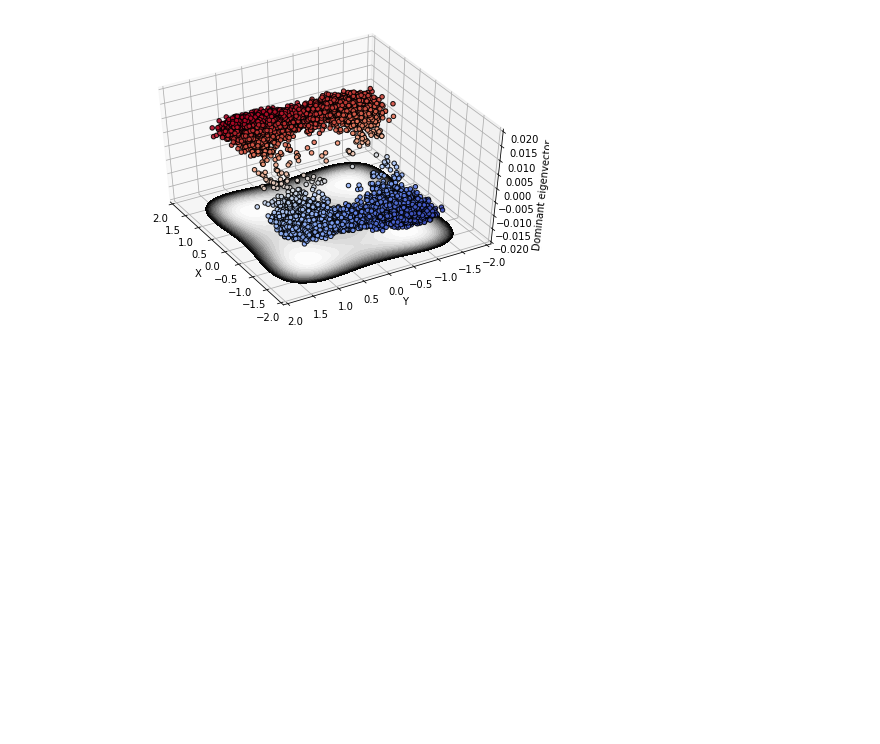
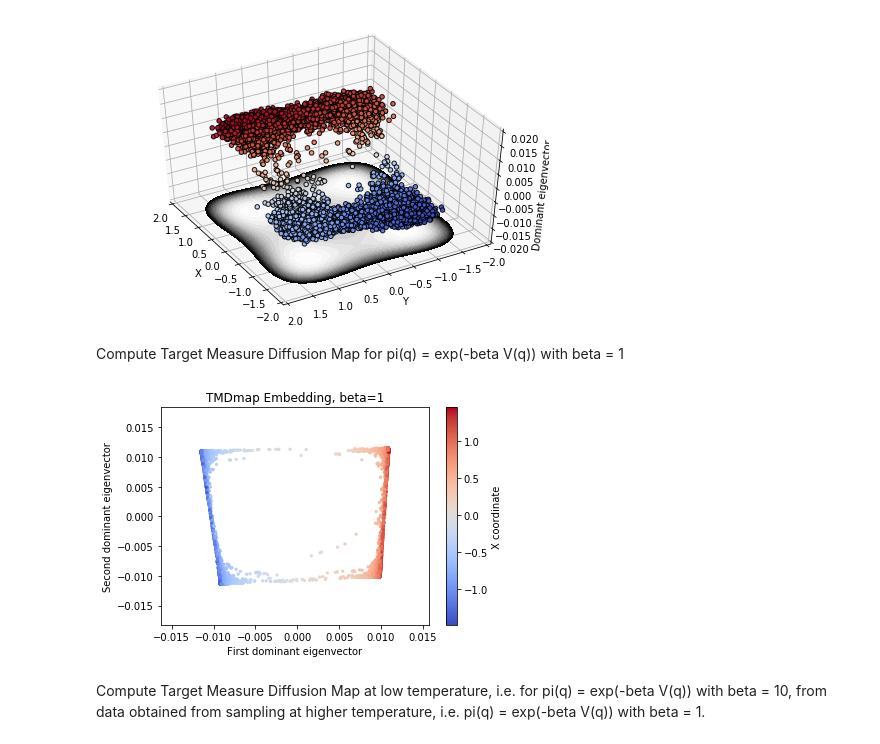
Before and after one commit to DiffusionMapsAcademics/pyDiffMap, a Jupyter notebook: examples/Four-Wells.ipynb, the cells around one changed output. Saved outputs shown, nothing was run; the diff lists cells and outputs as text; code cells hidden in the pictures; blank space fills up the shorter version.

```diff
--- a/examples/Four-Wells.ipynb
+++ b/examples/Four-Wells.ipynb
@@ -84,3 +84,28 @@ ax.set_zlim([-0.02,0.02])
 plt.show()
 # %% [output]
 [figure]
+# %% [markdown]
+Compute Target Measure Diffusion Map for pi(q) = exp(-beta V(q)) with beta = 1
+# %%
+V=DW
+beta=1
+target_distribution=np.zeros(len(X))
+for i in range(len(X)):
+    target_distribution[i]=np.exp(-beta*V(X[i]))
+mytdmap = dm.TargetMeasureDiffusionMap(target_distribution, n_evecs = 2, epsilon = .01, alpha = 1.0, k=200)
+tmdmap = mytdmap.fit_transform(X)
+# %%
+from matplotlib import cm
+plt.scatter(tmdmap[:,0], tmdmap[:,1], c=X[:,0], s=5, cmap=cm.coolwarm)
+
+clb=plt.colorbar()
+clb.set_label('X coordinate')
+plt.xlabel('First dominant eigenvector')
+plt.ylabel('Second dominant eigenvector')
+plt.title('TMDmap Embedding, beta=1')
+
+plt.show()
+# %% [output]
+[figure, added]
+# %% [markdown]
+Compute Target Measure Diffusion Map at low temperature, i.e. for pi(q) = exp(-beta V(q)) with beta = 10, from data obtained from sampling at higher temperature, i.e. pi(q) = exp(-beta V(q)) with beta = 1.
```
Also changed, not shown: parts of 3 cells of this notebook, 1 other file.
